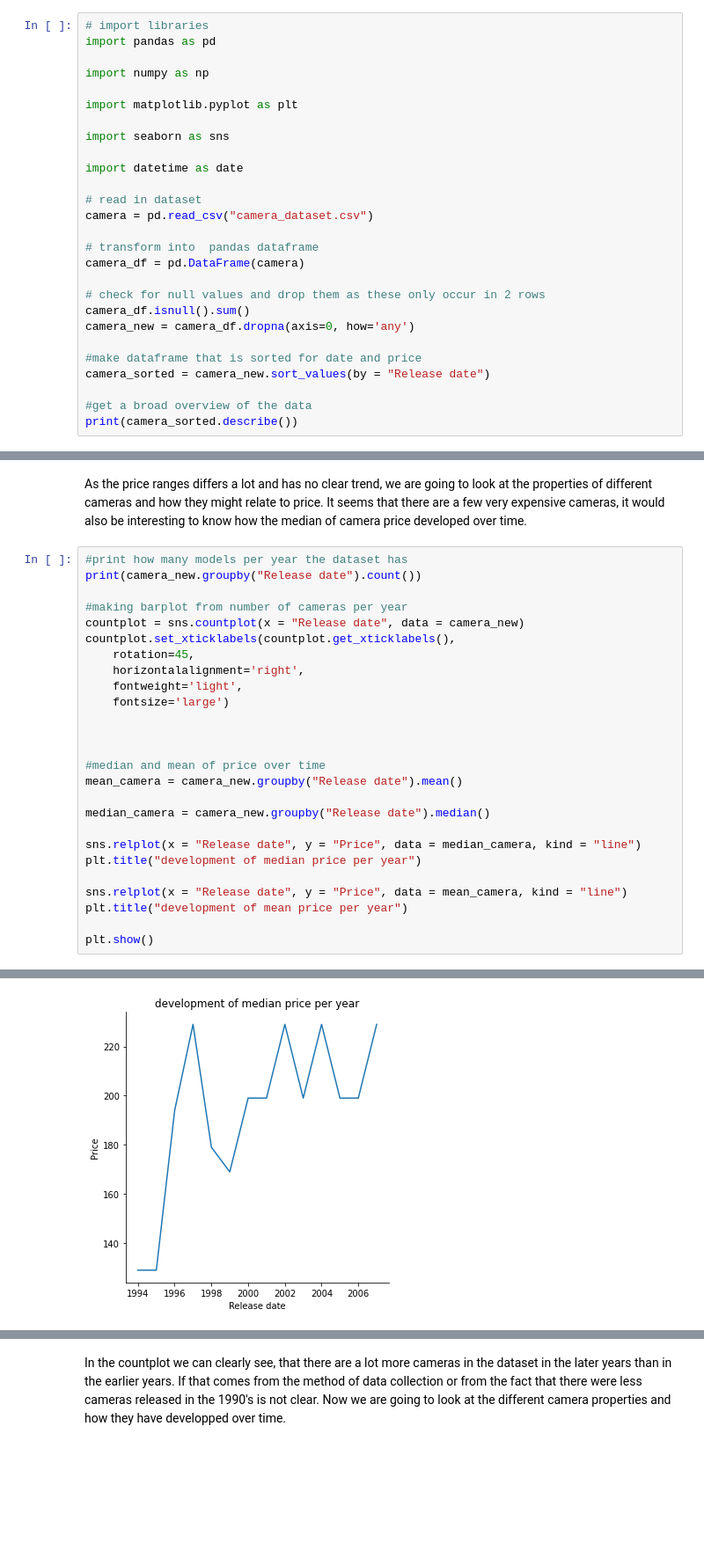
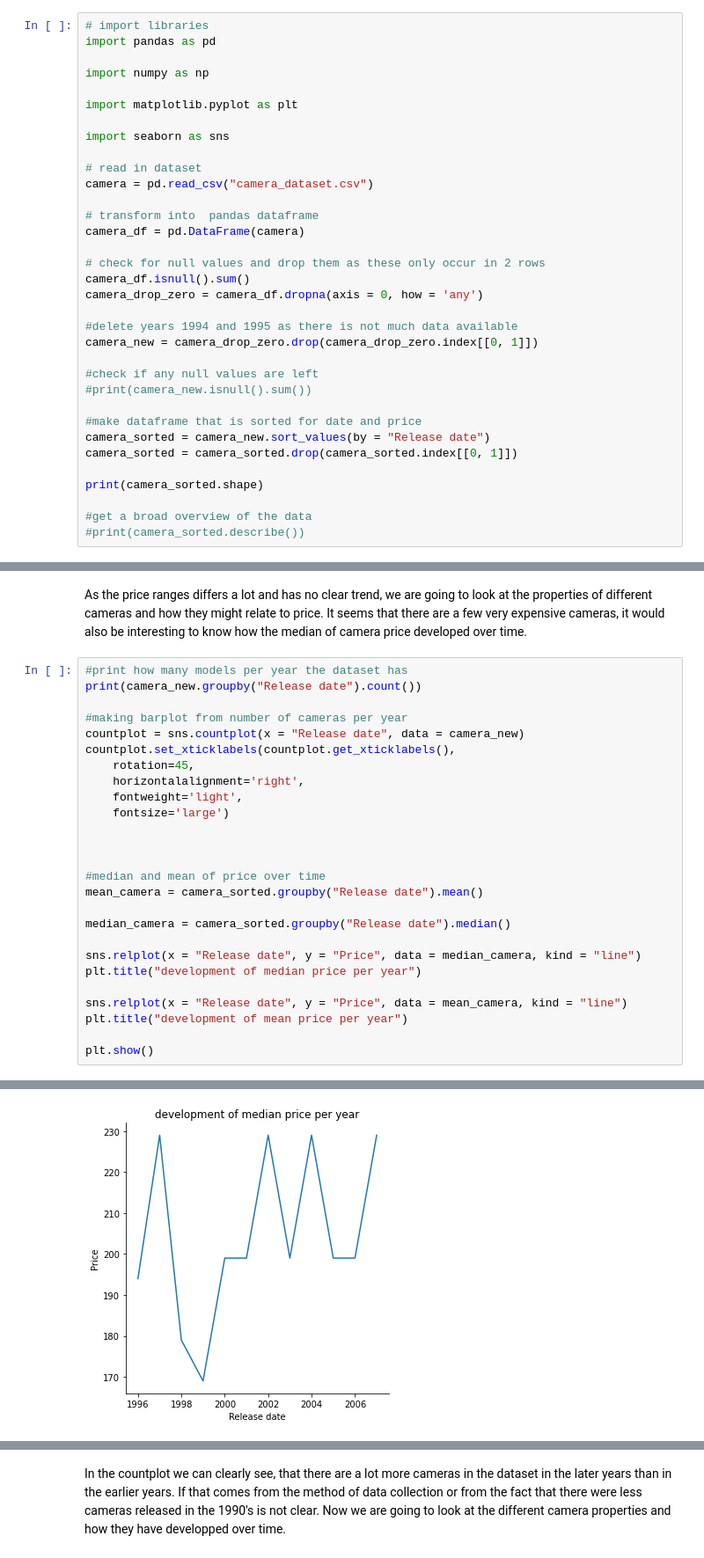
Before and after one commit to juro95/Camera-Data-Science-Project, a Jupyter notebook: 1000cameras.ipynb, the cells around one changed output, grey strips where cells are left out. Shown at 88% size. Cells and saved outputs as stored; diff of their text form; blank space fills up the shorter version.

```diff
--- a/1000cameras.ipynb
+++ b/1000cameras.ipynb
@@ -12,8 +12,6 @@ import matplotlib.pyplot as plt
 
 import seaborn as sns
 
-import datetime as date
-
 # read in dataset
 camera = pd.read_csv("camera_dataset.csv")
 
@@ -22,11 +20,20 @@ camera_df = pd.DataFrame(camera)
 
 # check for null values and drop them as these only occur in 2 rows
 camera_df.isnull().sum()
-camera_new = camera_df.dropna(axis=0, how='any')
+camera_drop_zero = camera_df.dropna(axis = 0, how = 'any')
+
+#delete years 1994 and 1995 as there is not much data available
+camera_new = camera_drop_zero.drop(camera_drop_zero.index[[0, 1]])
+
+#check if any null values are left
+#print(camera_new.isnull().sum())
 
 #make dataframe that is sorted for date and price
 camera_sorted = camera_new.sort_values(by = "Release date")
+camera_sorted = camera_sorted.drop(camera_sorted.index[[0, 1]])
+
+print(camera_sorted.shape)
 
 #get a broad overview of the data
-print(camera_sorted.describe())
+#print(camera_sorted.describe())
 # %% [output]
@@ -91,9 +81,9 @@ countplot.set_xticklabels(countplot.get_xticklabels(),
 
 
 #median and mean of price over time
-mean_camera = camera_new.groupby("Release date").mean()
+mean_camera = camera_sorted.groupby("Release date").mean()
 
-median_camera = camera_new.groupby("Release date").median()
+median_camera = camera_sorted.groupby("Release date").median()
 
 sns.relplot(x = "Release date", y = "Price", data = median_camera, kind = "line")
 plt.title("development of median price per year")
@@ -113,12 +103,12 @@ Release date
 1999             53              53              53                53
 2000             61              61              61                61
 2001             85              85              85                85
 2002             89              89              89                89
 2003            101             101             101               101
 ... (51 lines left out)
 2004                 141    141
 2005                 143    143
 2006                 152    152
 2007                 162    162
 [figure]
-[figure, old version]
+[figure, new version]
```
Also changed, not shown: parts of 4 cells of this notebook.
